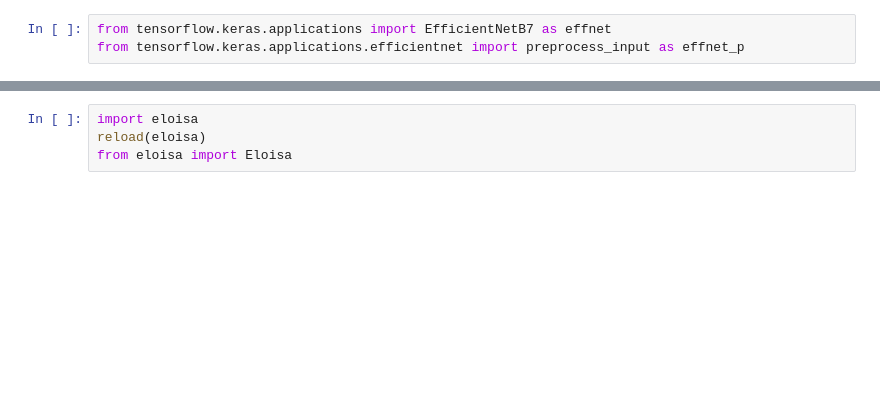
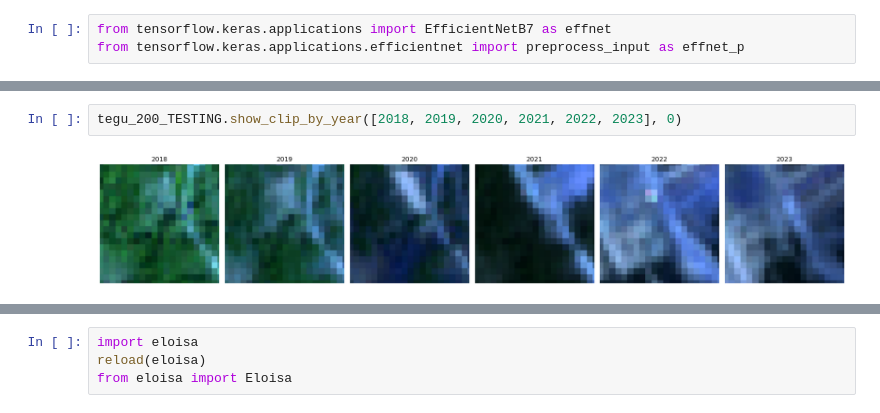
Before and after one commit to JuanesLamilla/TemporalClusterNet, a Jupyter notebook: load_and_save.ipynb, the cells around one changed output, grey strips where cells are left out. Cells and saved outputs as stored; diff of their text form; blank space fills up the shorter version.

```diff
--- a/load_and_save.ipynb
+++ b/load_and_save.ipynb
@@ -118,0 +190,4 @@ The database already exists. Connecting to it.
+# %%
+tegu_200_TESTING.show_clip_by_year([2018, 2019, 2020, 2021, 2022, 2023], 0)
+# %% [output]
+[figure, added]
```
Also changed, not shown: parts of 19 cells of this notebook, 1 other file.
